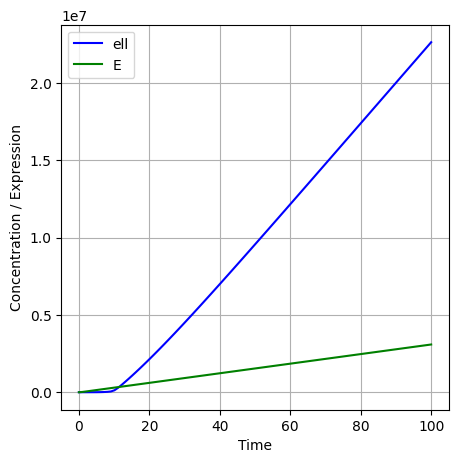
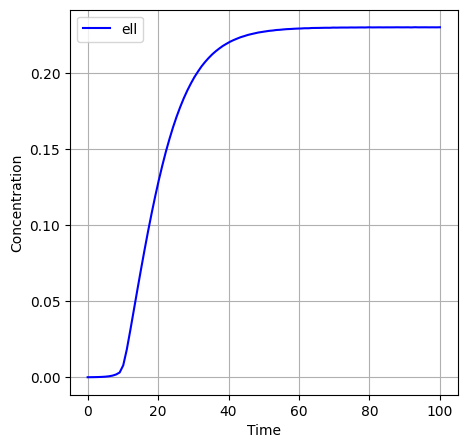
The notebook cell's code change between the first figure and the second:
--- before
+++ after
@@ -1,6 +1,6 @@
 #parameter guessing for d and m based on: https://www.pnas.org/doi/pdf/10.1073/pnas.1319175111
 p = 0.2
-d = 0.045
-m = 0.03
+d = 0.2 #0.045
+m = 0.2 #0.03
 B = symbols('B')
 l = symbols('l')
@@ -12,11 +12,12 @@
 a = 1000 #initial gene expression
 H = 0.875 # half the maximum signal concentration
-c = 12.7e-6 #proportionality constant (in uM/RLU) for 3-oxo-C12-HSL; 25.4e-6 for C4-HSL
+c = 1.27e-5/50000 #proportionality constant (in uM/RLU) for 3-oxo-C12-HSL; 25.4e-6 for C4-HSL
 b = 30000 #maximum increase in expression
 #parameters estimated from thomas_multi-signal_2023
 
 def model(t, state):
-    l, B, E = state
-    dldt = c*E*B - d*l - m*l
+    l, B = state
+    E = a + b*(l / (l + H))
+    dldt = (c*E*B) - d*l - m*l
     #dldt = 0
     if t<9: #9hrs estimated critical population from paper data
@@ -24,9 +25,8 @@
     else:
         dBdt = r*B*(1 - (B/K))
-    E = a + b*(l/(l+H))
-    return [dldt, dBdt, E]
+    return [dldt, dBdt]
 
 t_span = (0, 100)
-initial = (0.1, initial, 0)
+initial = (0, initial)
 
 t_evaluate = np.linspace(0, 100, 100)
@@ -37,8 +37,8 @@
 plt.plot(sol.t, sol.y[0], label='ell', color='blue')
 #plt.plot(sol.t, sol.y[1], label='B', color='red')
-plt.plot(sol.t, sol.y[2], label='E', color='green')
+#plt.plot(sol.t, sol.y[2], label='E', color='green')
 #plt.plot(sol.t, sol.y[3], label='R', color='orange')
 plt.xlabel('Time')
-plt.ylabel('Concentration / Expression')
+plt.ylabel('Concentration')
 plt.legend()
 plt.grid(True)
@@ -55,2 +55,20 @@
 plt.grid(True)
 plt.show()
+
+# Extract solved states
+l_solved = sol.y[0]
+B_solved = sol.y[1]
+
+# Reconstruct E for the plot
+E_solved = a + b * (l_solved / (l_solved + H))
+
+plt.figure(figsize=(5,5))
+#plt.plot(sol.t, sol.y[0], label='ell', color='blue')
+#plt.plot(sol.t, sol.y[1], label='B', color='red')
+plt.plot(sol.t, E_solved, label='E', color='green')
+#plt.plot(sol.t, sol.y[3], label='R', color='orange')
+plt.xlabel('Time')
+plt.ylabel('Expression')
+plt.legend()
+plt.grid(True)
+plt.show()

Commit: new constants